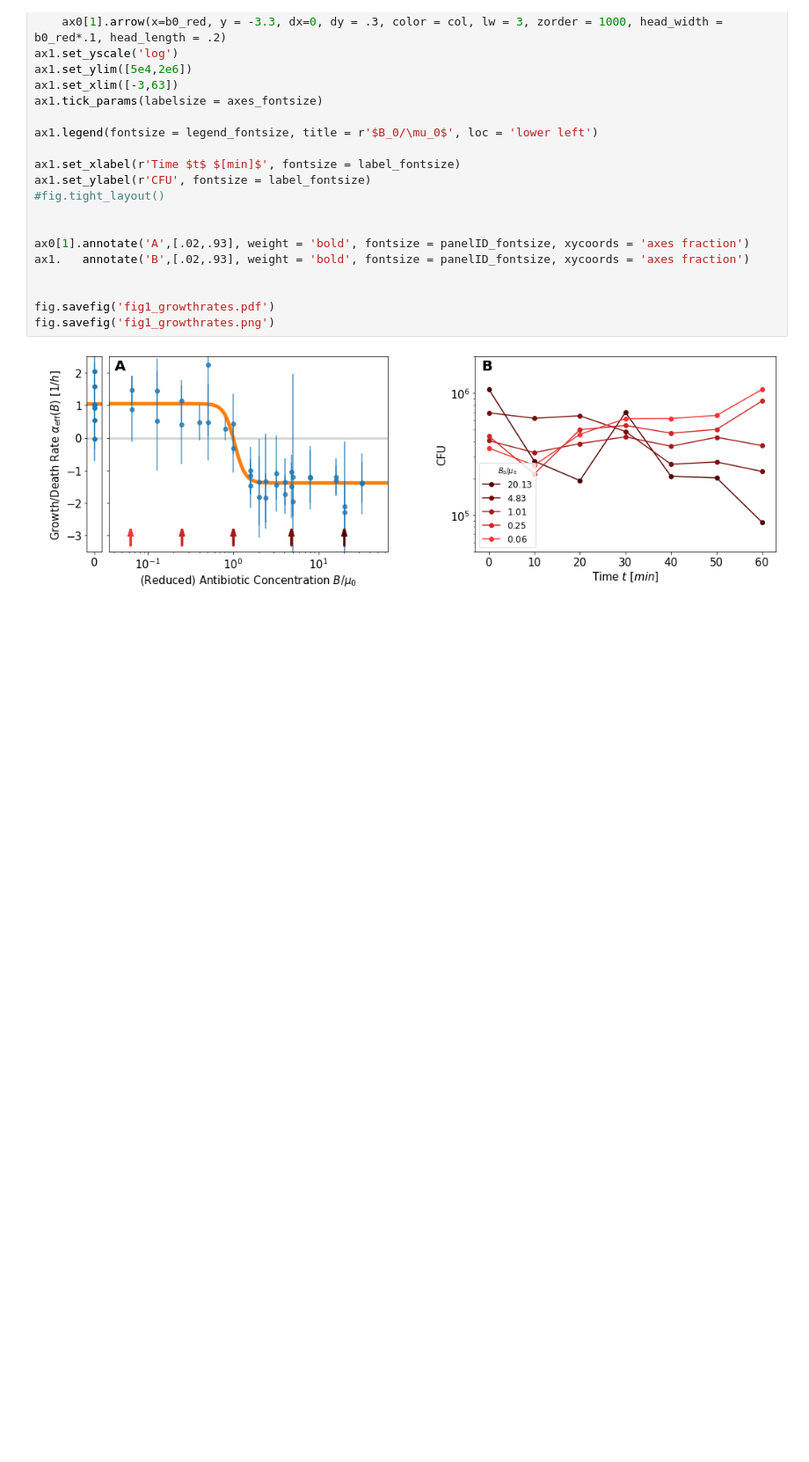
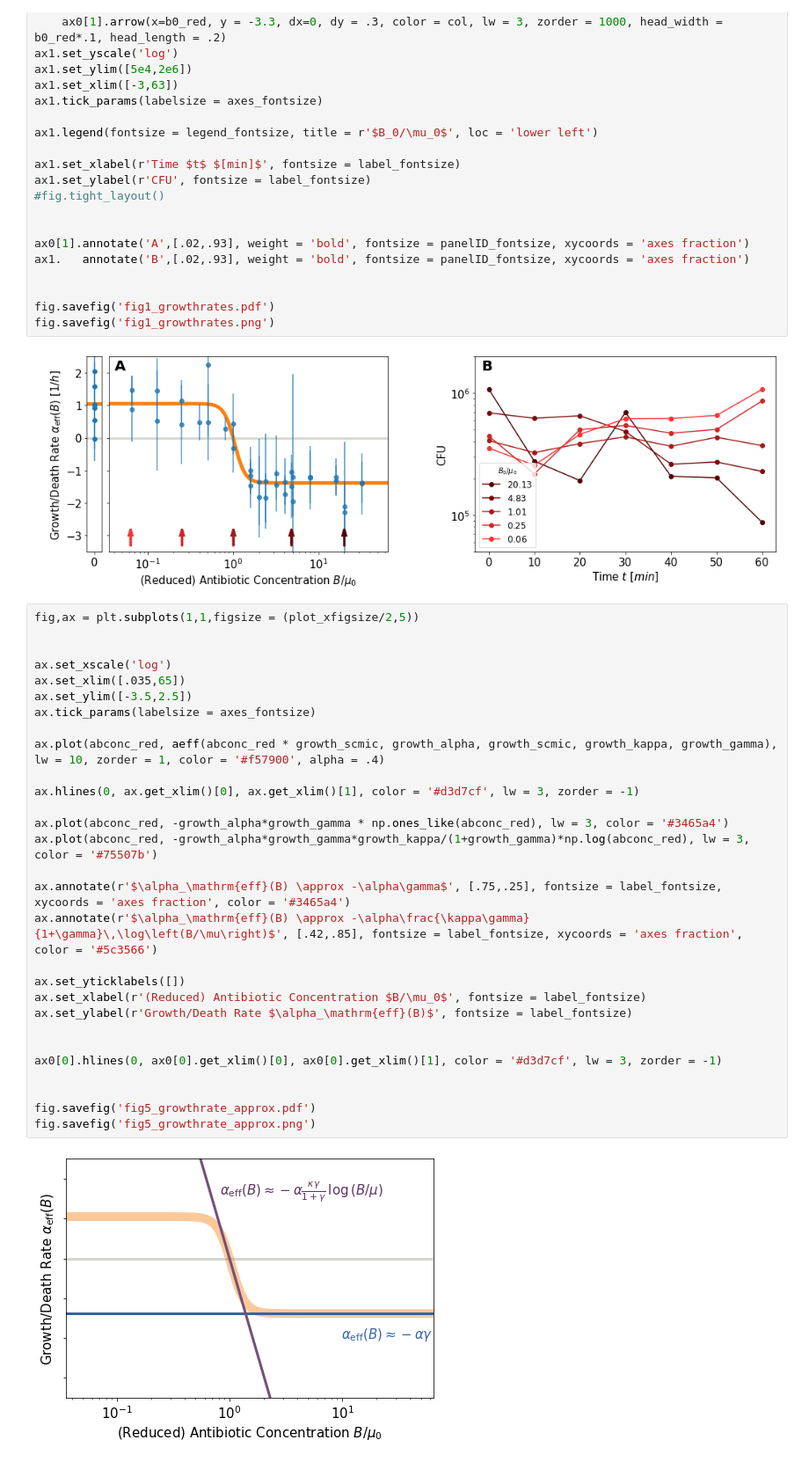
Before and after one commit to Michael000777/antibiotics, a Jupyter notebook: plots/plots for manuscript.ipynb, the cells around one changed output. Shown at 88% size. Cells and saved outputs as stored; diff of their text form; blank space fills up the shorter version.

Commit message:
new plot for suppinf

```diff
--- a/plots/plots for manuscript.ipynb
+++ b/plots/plots for manuscript.ipynb
@@ -676,3 +676,34 @@ fig.savefig('fig1_growthrates.pdf')
 fig.savefig('fig1_growthrates.png')
 # %% [output]
 [figure]
+# %%
+fig,ax = plt.subplots(1,1,figsize = (plot_xfigsize/2,5))
+
+
+ax.set_xscale('log')
+ax.set_xlim([.035,65])
+ax.set_ylim([-3.5,2.5])
+ax.tick_params(labelsize = axes_fontsize)
+
+ax.plot(abconc_red, aeff(abconc_red * growth_scmic, growth_alpha, growth_scmic, growth_kappa, growth_gamma), lw = 10, zorder = 1, color = '#f57900', alpha = .4)
+
+ax.hlines(0, ax.get_xlim()[0], ax.get_xlim()[1], color = '#d3d7cf', lw = 3, zorder = -1)
+
+ax.plot(abconc_red, -growth_alpha*growth_gamma * np.ones_like(abconc_red), lw = 3, color = '#3465a4')
+ax.plot(abconc_red, -growth_alpha*growth_gamma*growth_kappa/(1+growth_gamma)*np.log(abconc_red), lw = 3, color = '#75507b')
+
+ax.annotate(r'$\alpha_\mathrm{eff}(B) \approx -\alpha\gamma$', [.75,.25], fontsize = label_fontsize, xycoords = 'axes fraction', color = '#3465a4')
+ax.annotate(r'$\alpha_\mathrm{eff}(B) \approx -\alpha\frac{\kappa\gamma}{1+\gamma}\,\log\left(B/\mu\right)$', [.42,.85], fontsize = label_fontsize, xycoords = 'axes fraction', color = '#5c3566')
+
+ax.set_yticklabels([])
+ax.set_xlabel(r'(Reduced) Antibiotic Concentration $B/\mu_0$', fontsize = label_fontsize)
+ax.set_ylabel(r'Growth/Death Rate $\alpha_\mathrm{eff}(B)$', fontsize = label_fontsize)
+
+
+ax0[0].hlines(0, ax0[0].get_xlim()[0], ax0[0].get_xlim()[1], color = '#d3d7cf', lw = 3, zorder = -1)
+
+
+fig.savefig('fig5_growthrate_approx.pdf')
+fig.savefig('fig5_growthrate_approx.png')
+# %% [output]
+[figure, added]
```
